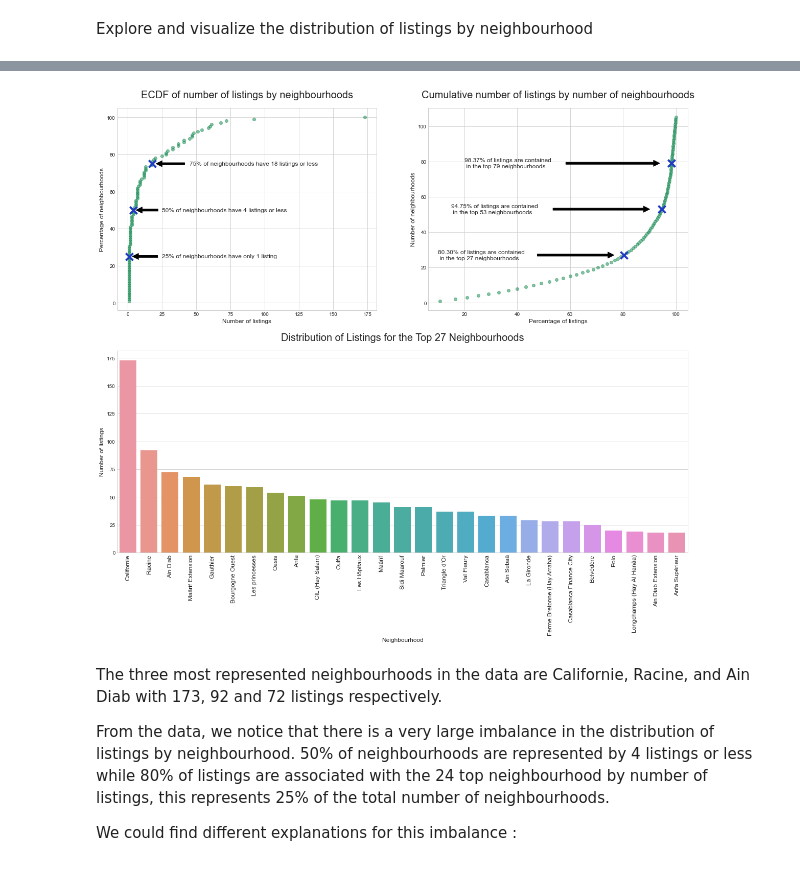
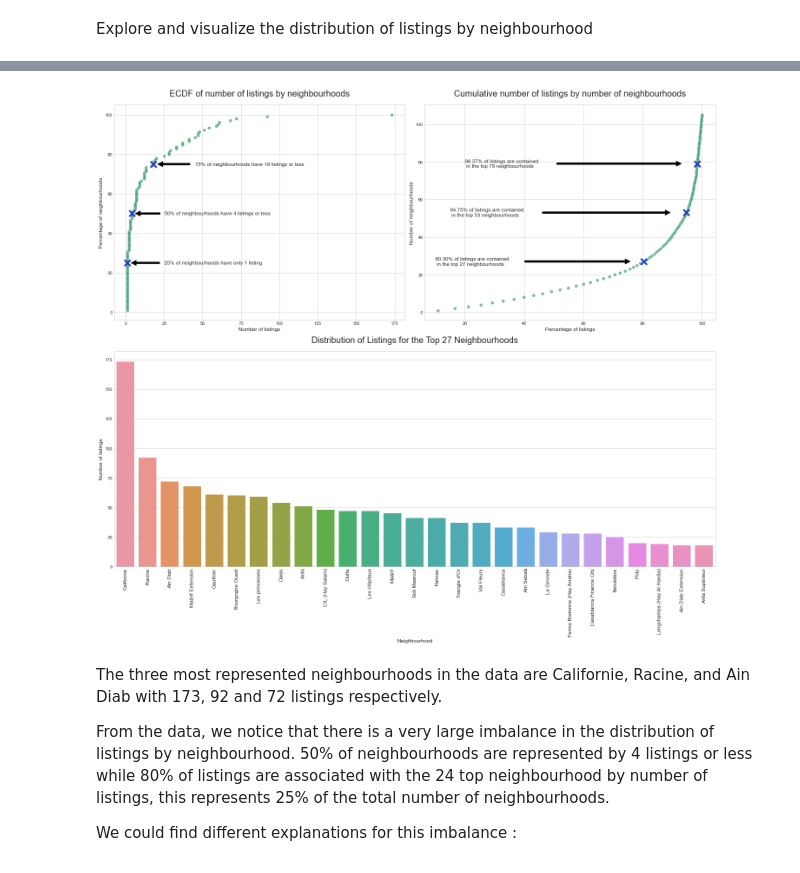
Before and after one commit to iliasoudghiri/Casablanca-House-Prices, a Jupyter notebook: Mubawab_EDA_Price_m2.ipynb, the cells around one changed output, grey strips where cells are left out. Saved outputs shown, nothing was run; the diff lists cells and outputs as text; code cells hidden in the pictures.

```diff
--- a/Mubawab_EDA_Price_m2.ipynb
+++ b/Mubawab_EDA_Price_m2.ipynb
@@ -209,7 +220,7 @@ Name: Localisation, Length: 105, dtype: int64
 #Plot ECDF of the number of listings by neihbourhoods, cumulative number of listings in neighbourhood,
 #and distribution of listings by neighbourhood
 
-fig, axes = plt.subplots(2,2,figsize = (20,16))
+fig, axes = plt.subplots(2,2,figsize = (20,18))
 
 ax1 = plt.subplot2grid((2,2),(0,0))
 ax2 = plt.subplot2grid((2,2),(0,1))
@@ -283,35 +294,36 @@ ax2.annotate(f'{ptiles_data[1]:.2f}% of listings are contained \n in the top {pt
              xy = (ptiles_data[1],ptiles_ydata[1]),
              xytext = (15,ptiles_ydata[1]),
              arrowprops=dict(facecolor='black',
                              shrink=0.1),
              verticalalignment='center',
              fontsize = 12)
 ax2.annotate(f'{ptiles_data[2]:.2f}% of listings are contained \n in the top {ptiles_ydata[2]} neighbourhoods',
              xy = (ptiles_data[2],ptiles_ydata[2]),
              xytext = (20,ptiles_ydata[2]),
              arrowprops=dict(facecolor='black',
                              shrink=0.1),
              verticalalignment='center',
              fontsize = 12)
 
 ax2.set_ylabel('Number of neighbourhoods',fontsize = 12)
 ax2.set_xlabel('Percentage of listings',fontsize = 12)
 ax2.set_title('Cumulative number of listings by number of neighbourhoods',fontsize = 20,pad = 20)
 
 
 #Plot the distribution of listings by neighbourhood
 
 data = df_exp[df_exp['Localisation'].isin(neighbourhood_counts[:27].index)]
 ax3 = sns.countplot(x= 'Localisation' , data = data, order = data.value_counts('Localisation').index)
 ax3.set_ylabel('Number of listings',fontsize = 12)
 ax3.set_xlabel('Neighbourhood',fontsize = 12)
 ax3.set_title('Distribution of Listings for the Top 27 Neighbourhoods',fontsize = 20,pad = 20)
 plt.xticks(rotation = 90,fontsize = 12)
 
-
+plt.tight_layout()
+plt.savefig('/Users/Ilyas/Documents/GitHub/Casablanca-House-Prices/EDA_visuals/Distribution_Listings_by_Neighbourhood.png')
 plt.show()
 # %% [output]
-[figure, old version]
+[figure, new version]
 # %% [markdown]
 The three most represented neighbourhoods in the data are Californie, Racine, and Ain Diab with 173, 92 and 72 listings respectively.
 
```
Also changed, not shown: parts of 4 cells of this notebook.
